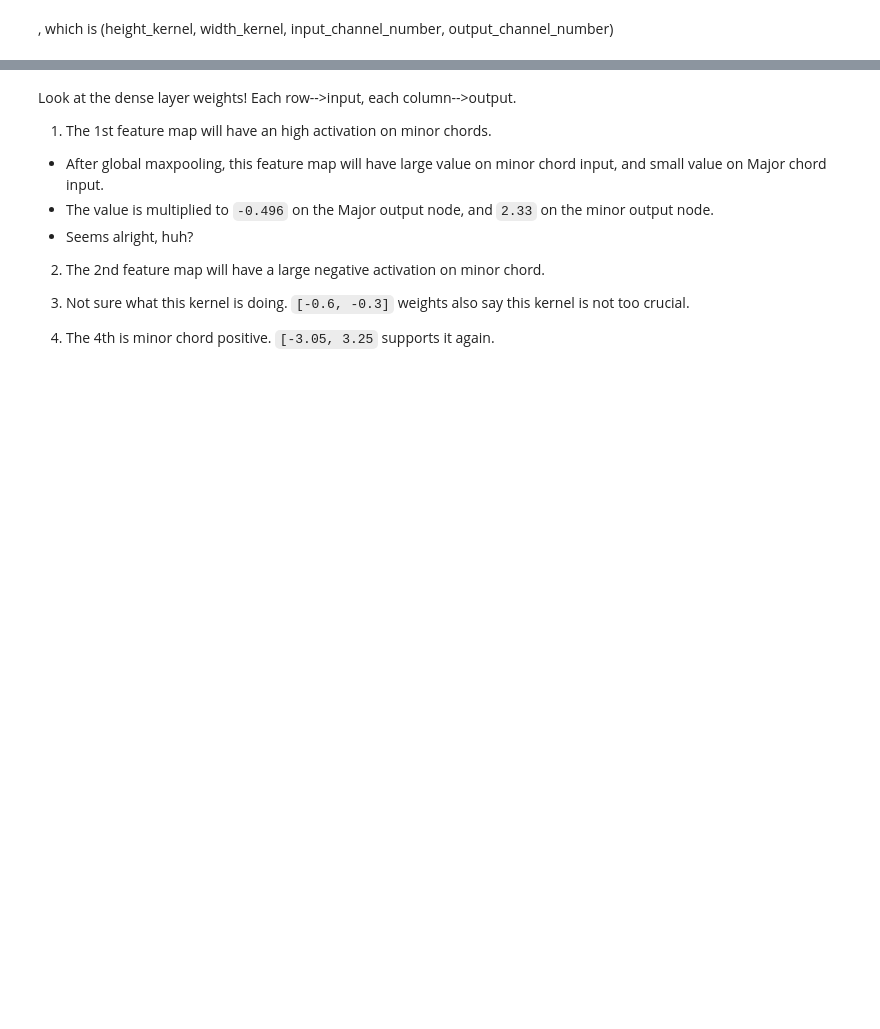
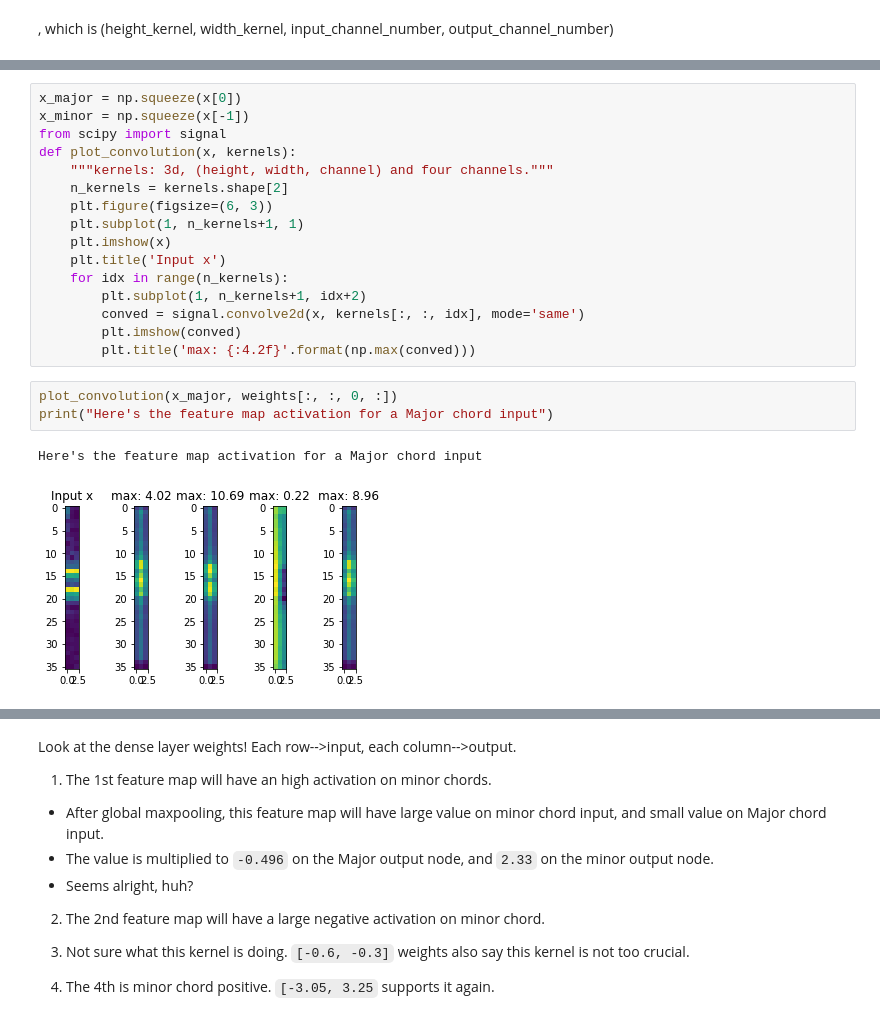
Before and after one commit to keunwoochoi/dl4mir, a Jupyter notebook: Example 2 - a chord recognition network with Convolutional layers.ipynb, the cells around one changed output, grey strips where cells are left out. Saved outputs shown, nothing was run; the diff lists cells and outputs as text; blank space fills up the shorter version.

Commit message:
even more visualisation for convnet

```diff
--- a/Example 2 - a chord recognition network with Convolutional layers.ipynb
+++ b/Example 2 - a chord recognition network with Convolutional layers.ipynb
@@ -238,0 +252,22 @@ for i in range(4):
+# %%
+x_major = np.squeeze(x[0])
+x_minor = np.squeeze(x[-1])
+from scipy import signal
+def plot_convolution(x, kernels):
+    """kernels: 3d, (height, width, channel) and four channels."""
+    n_kernels = kernels.shape[2]
+    plt.figure(figsize=(6, 3))
+    plt.subplot(1, n_kernels+1, 1)
+    plt.imshow(x)
+    plt.title('Input x')
+    for idx in range(n_kernels):
+        plt.subplot(1, n_kernels+1, idx+2)
+        conved = signal.convolve2d(x, kernels[:, :, idx], mode='same')
+        plt.imshow(conved)
+        plt.title('max: {:4.2f}'.format(np.max(conved)))
+# %%
+plot_convolution(x_major, weights[:, :, 0, :])
+print("Here's the feature map activation for a Major chord input")
+# %% [output]
+Here's the feature map activation for a Major chord input
+[figure, added]
```
Also changed, not shown: parts of 11 cells of this notebook.
